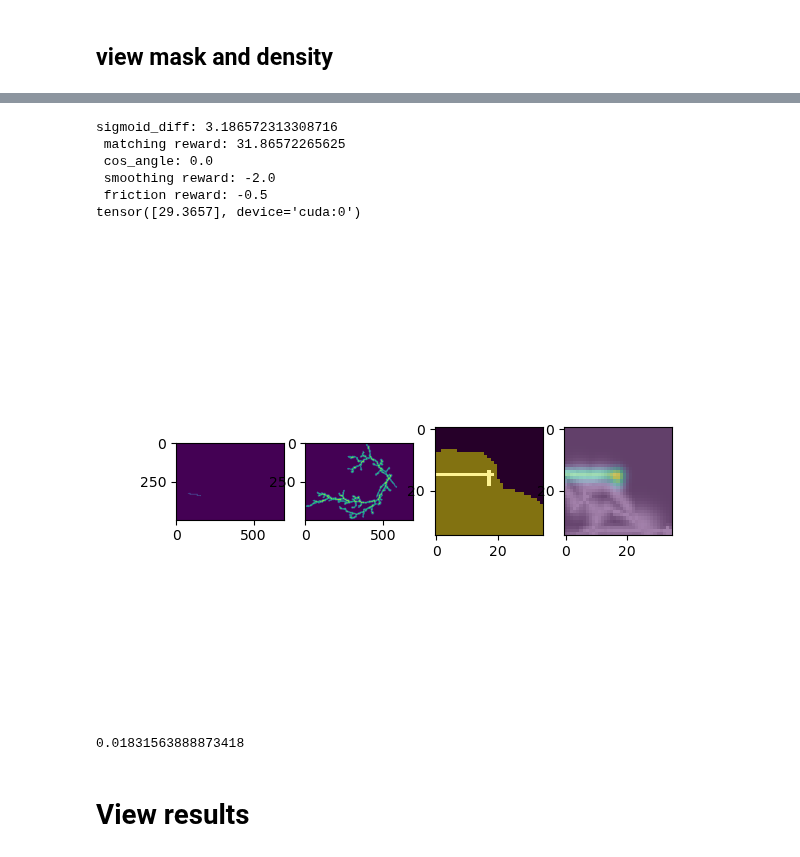
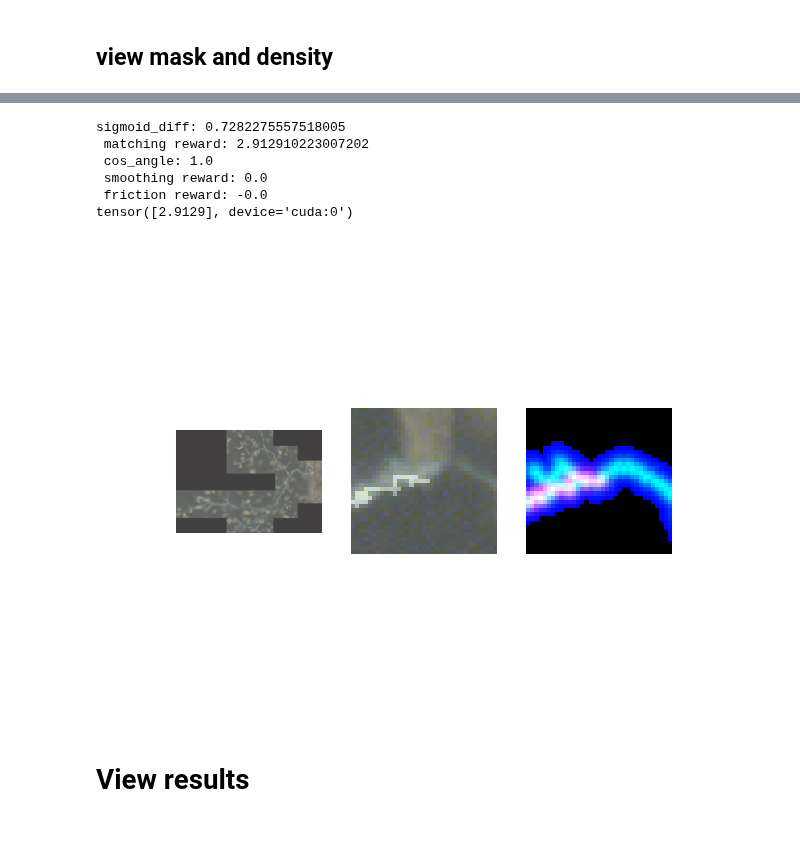
Before and after one commit to twardlab/neurotrack, a Jupyter notebook: neuron_trx/notebooks/neuron_trx_tests.ipynb, the cells around one changed output, grey strips where cells are left out. Saved outputs shown, nothing was run; the diff lists cells and outputs as text; code cells hidden in the pictures.

```diff
--- a/neuron_trx/notebooks/neuron_trx_tests.ipynb
+++ b/neuron_trx/notebooks/neuron_trx_tests.ipynb
@@ -88,10 +104,9 @@ friction = args["friction"] if "friction" in args else 1e-4
 num_episodes = args["num_episodes"] if "num_episodes" in args else 100
 pixelsize = args["pixelsize"] if "pixelsize" in args else [1.0, 1.0, 1.0]
 patch_radius = 17
-actions = np.load('/home/brysongray/tractography/neuron_trx/action_space_30_dir.npy')
+actions = np.load('/home/brysongray/tractography/neuron_trx/action_space_6_dir.npy')
 
-img, density, mask = load_data(img_file, label_file, pixelsize=pixelsize)
-
+img, density, mask = load_data(img_file, label_file, pixelsize=pixelsize, inverse=True)
 
 env = Environment(img,
                     patch_radius,
@@ -144,4 +159,4 @@ dqn_model.train(env,
                 eps_decay=eps_decay,
                 save_snapshots=False,
                 show=False,
-                name='a-1_b-2_f-0.5_n-1')
+                name='a-1,0_b-2.0_f-1.0_n-1')
@@ -165,8 +175,7 @@ env.reset()
 # %%
 plt.close('all')
 # %%
-env.reset()
 print(env.paths[env.head_id][-1])
-z = int(np.round(env.paths[env.head_id][-1,0]))
+# z = int(np.round(env.paths[env.head_id][-1,0]))
 show_state(env)#, z=z)
 # %% [output]
@@ -175,22 +184,21 @@ tensor([ 21.1479, 322.3250,  80.3829])
 # %%
 plt.close('all')
-action = torch.tensor([0., 1.0, 0.0])
-observation, reward, terminated = env.step(action, verbose=True)
+l = torch.tensor([0., 0.0, -1.0])
+r = torch.tensor([0., 0.0, 1.0])
+u = torch.tensor([0., -1.0, 0.0])
+d = torch.tensor([0., 1.0, 0.0])
+observation, reward, terminated = env.step(r, verbose=True)
 print(reward)
 if not terminated:
     z = int(np.round(env.paths[env.head_id][-1,0]))
-    show_state(env)#, z)
+    show_state(env, z)
 else:
     env.reset()
 # %% [output]
-sigmoid_diff: 3.186572313308716
- matching reward: 31.86572265625
- cos_angle: 0.0
- smoothing reward: -2.0
- friction reward: -0.5
-tensor([29.3657], device='cuda:0')
+sigmoid_diff: 0.7282275557518005
+ matching reward: 2.912910223007202
+ cos_angle: 1.0
+ smoothing reward: 0.0
+ friction reward: -0.0
+tensor([2.9129], device='cuda:0')
-[figure, old version]
+[figure, new version]
-# %%
-np.exp(-4)
-# %% [output]
-0.01831563888873418
```
Also changed, not shown: parts of 16 cells of this notebook, 6 other files.
